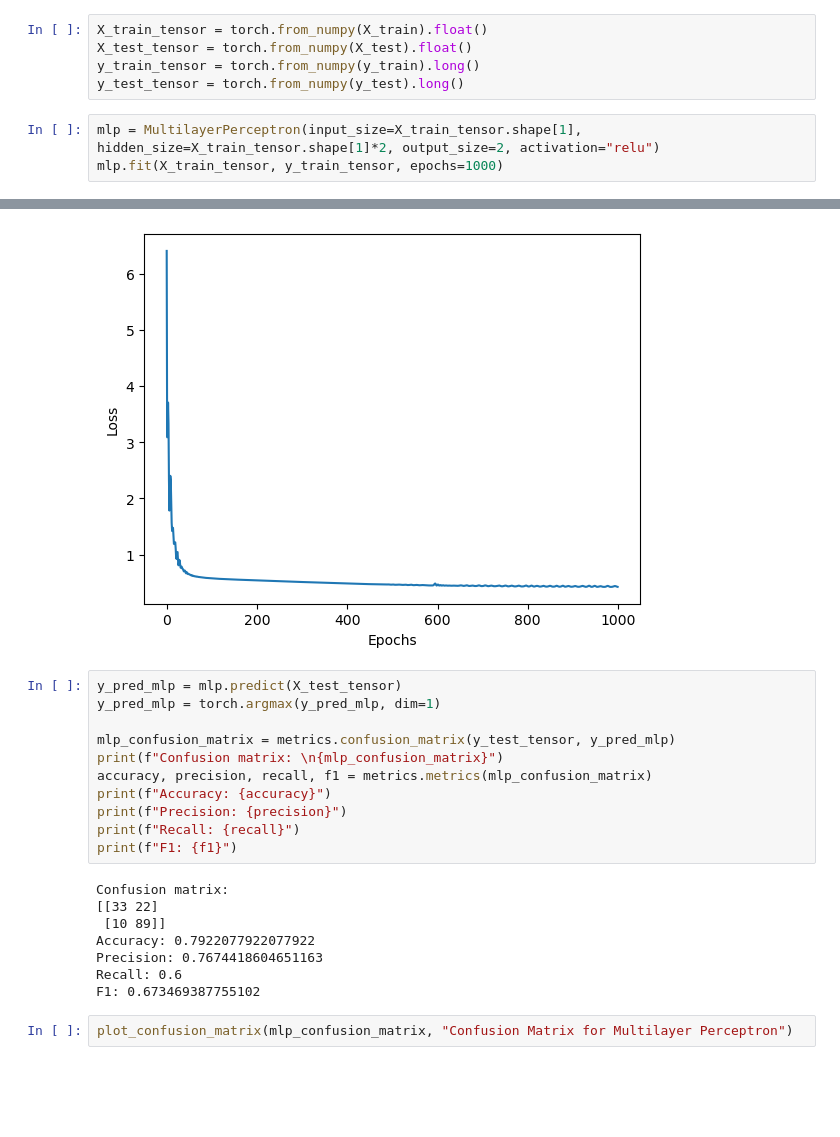
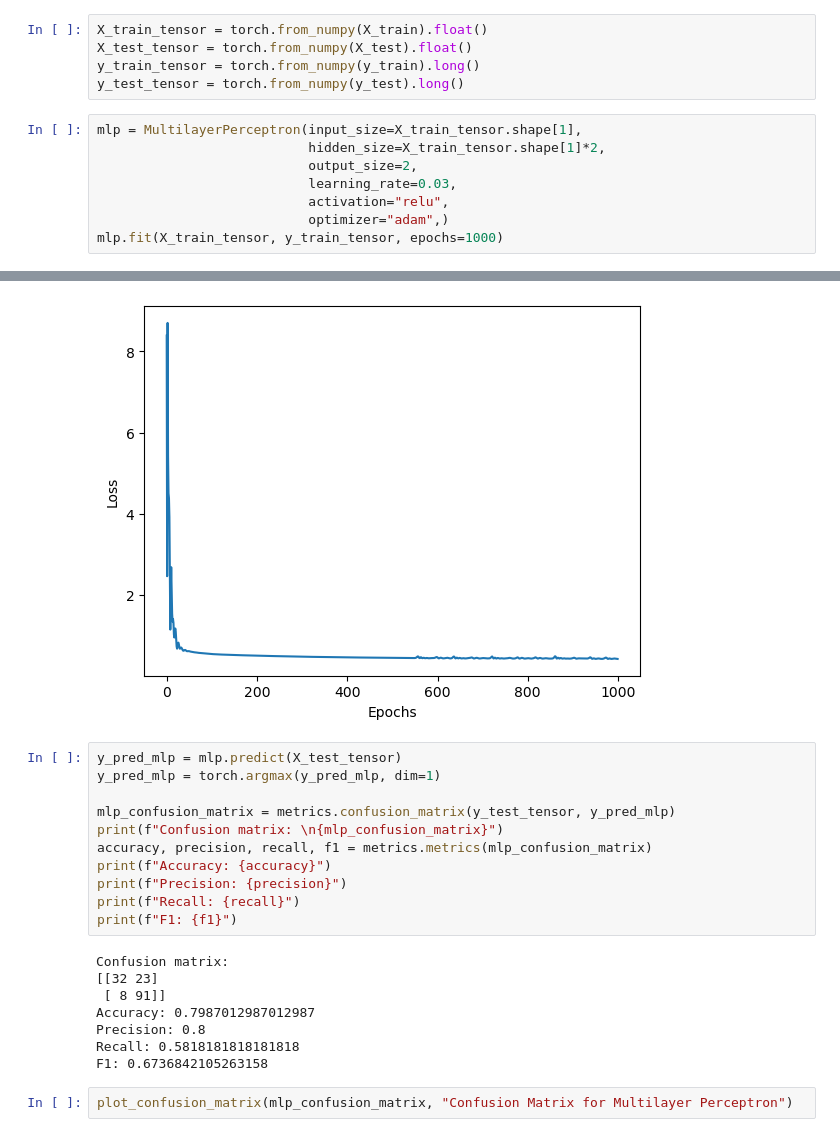
Before and after one commit to omerfarukaydin61/Diabetes-Prediction-with-Machine-Learning, a Jupyter notebook: project2.ipynb, the cells around one changed output, grey strips where cells are left out. Drawn from its saved outputs; the diff is of its cells as text; blank space fills up the shorter version.

Commit message:
Learning Rate parameter tested

```diff
--- a/project2.ipynb
+++ b/project2.ipynb
@@ -55,6 +55,11 @@ X_test_tensor = torch.from_numpy(X_test).float()
 y_train_tensor = torch.from_numpy(y_train).long()
 y_test_tensor = torch.from_numpy(y_test).long()
 # %%
-mlp = MultilayerPerceptron(input_size=X_train_tensor.shape[1], hidden_size=X_train_tensor.shape[1]*2, output_size=2, activation="relu")
+mlp = MultilayerPerceptron(input_size=X_train_tensor.shape[1],
+                           hidden_size=X_train_tensor.shape[1]*2,
+                           output_size=2,
+                           learning_rate=0.03,
+                           activation="relu",
+                           optimizer="adam",)
 mlp.fit(X_train_tensor, y_train_tensor, epochs=1000)
 # %% [output]
@@ -71,4 +76,4 @@ Epoch 900, Training Loss: 0.42905348539352417 - Training Accuracy: 0.80130290985
-[figure, old version]
+[figure, new version]
 # %%
 y_pred_mlp = mlp.predict(X_test_tensor)
 y_pred_mlp = torch.argmax(y_pred_mlp, dim=1)
@@ -82,12 +87,12 @@ print(f"Recall: {recall}")
 print(f"F1: {f1}")
 # %% [output]
 Confusion matrix:
-[[33 22]
- [10 89]]
-Accuracy: 0.7922077922077922
-Precision: 0.7674418604651163
-Recall: 0.6
-F1: 0.673469387755102
+[[32 23]
+ [ 8 91]]
+Accuracy: 0.7987012987012987
+Precision: 0.8
+Recall: 0.5818181818181818
+F1: 0.6736842105263158
 # %%
 plot_confusion_matrix(mlp_confusion_matrix, "Confusion Matrix for Multilayer Perceptron")
 # %% [output]
```
Also changed, not shown: parts of 1 cell of this notebook.
